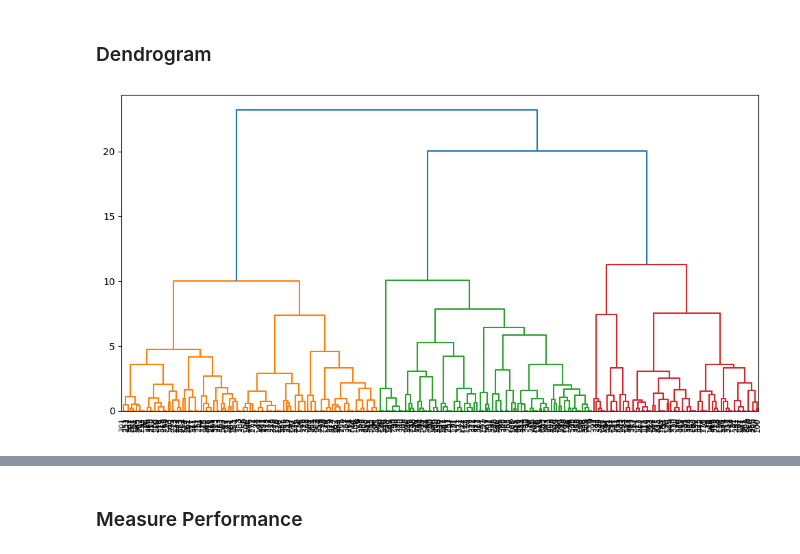
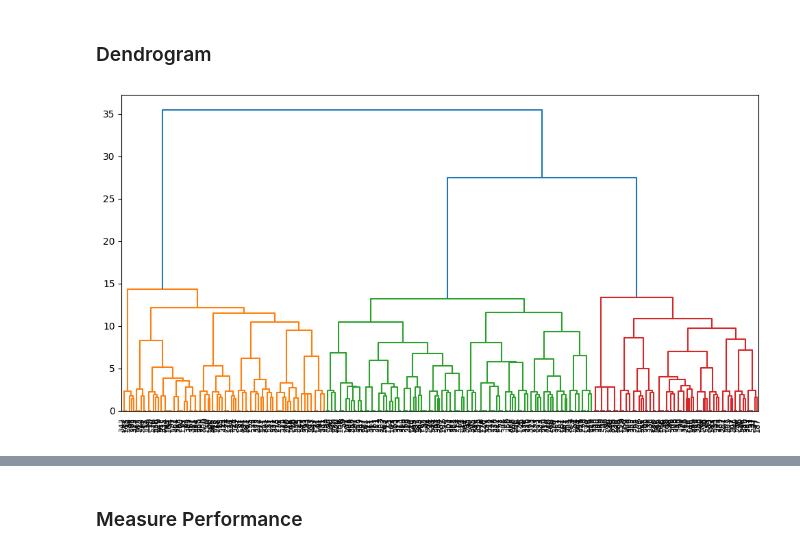
Before and after one commit to esoto15/text-tone-preference-analysis, a Jupyter notebook: main.ipynb, the cells around one changed output, grey strips where cells are left out. Saved outputs shown, nothing was run; the diff lists cells and outputs as text; code cells hidden in the pictures.

```diff
--- a/main.ipynb
+++ b/main.ipynb
@@ -142,5 +120,5 @@ final_data.loc[:, 'education'] = final_data['education'].apply(clean_text)
 # final_data.loc[:, 'marital_status'] = final_data['marital_status'].apply(clean_text)
 final_data.loc[:, 'employment'] = final_data['employment'].apply(clean_text)
 # final_data.loc[:, 'language'] = final_data['language'].apply(clean_text)
-final_data.loc[:, 'disability'] = final_data['disability'].apply(disability_status)
+final_data.loc[:, 'disability'] = final_data['disability'].apply(clean_text)
 final_data.loc[:, 'income'] = final_data['income'].apply(clean_income)
@@ -179,3 +179,5 @@ def encode_age(age_group):
 # %%
 final_data['income'] = final_data['income'].apply(encode_income)
 final_data['age'] = final_data['age'].apply(encode_age)
+final_data['ethnicity'] = final_data['ethnicity'].apply(encode_ethnicity)
+final_data['disability'] = final_data['disability'].apply(encode_dis)
@@ -205,2 +203,2 @@ final_data.head(15)
 # %%
-encoded_data = pd.get_dummies(final_data, drop_first=True)
+encoded_data = pd.get_dummies(final_data)
@@ -527,15 +204,0 @@ For n_clusters = 10, the average silhouette score is: 0.33946699406940084
-# %%
-kmeans_standard = KMeans(n_clusters=3, random_state=1234, n_init=10)
-kmeans_standard.fit(encoded_data)
-
-centroids = kmeans_standard.cluster_centers_
-
-cluster_labels = kmeans_standard.labels_
-
-# Get the distance between each point and the nearest centroid
-distances = kmeans_standard.transform(encoded_data)
-
-# Get the inertia (sum of squared distances to nearest centroid)
-inertia = kmeans.inertia_
-# print(labels)
-# print(inertia)
@@ -644,9 +215,16 @@ from scipy.cluster.hierarchy import fcluster
 # %% [markdown]
 ### Dendrogram
 # %%
-linkage_matrix1 = linkage(pca_features, method='ward')
+# model
+model = AgglomerativeClustering(n_clusters=3, linkage='average', affinity='euclidean')
+clusters = model.fit_predict(encoded_data)
+
+# linkage matrix
+linkage_matrix = linkage(encoded_data, method='ward')
+
+# plot dendrogram
 plt.figure(figsize=(12, 6))
-dendrogram(linkage_matrix1, leaf_rotation=90., leaf_font_size=8.)
+dendrogram(linkage_matrix, leaf_rotation=90., leaf_font_size=8.)
 plt.show()
 # %% [output]
-[figure, old version]
+[figure, new version]
```
Also changed, not shown: parts of 61 cells of this notebook, 2 other files.
